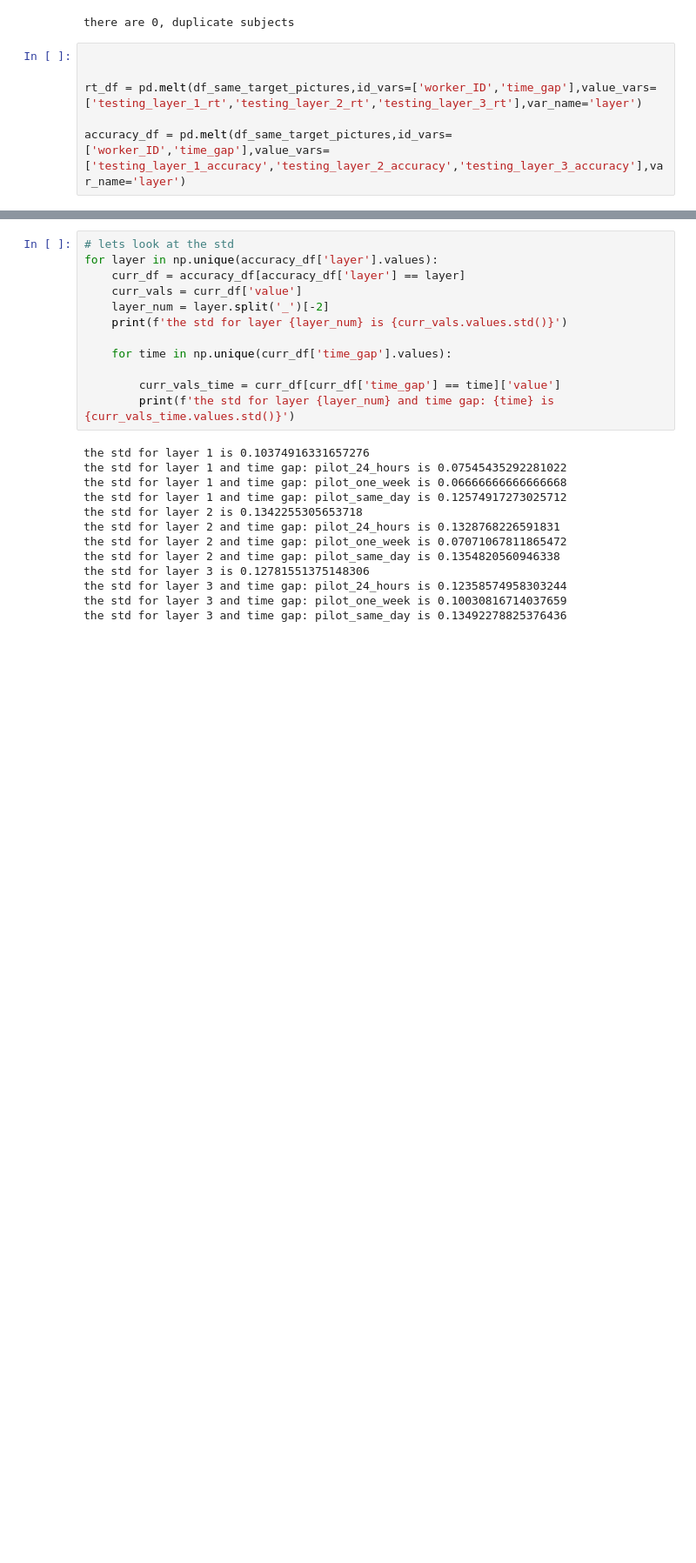
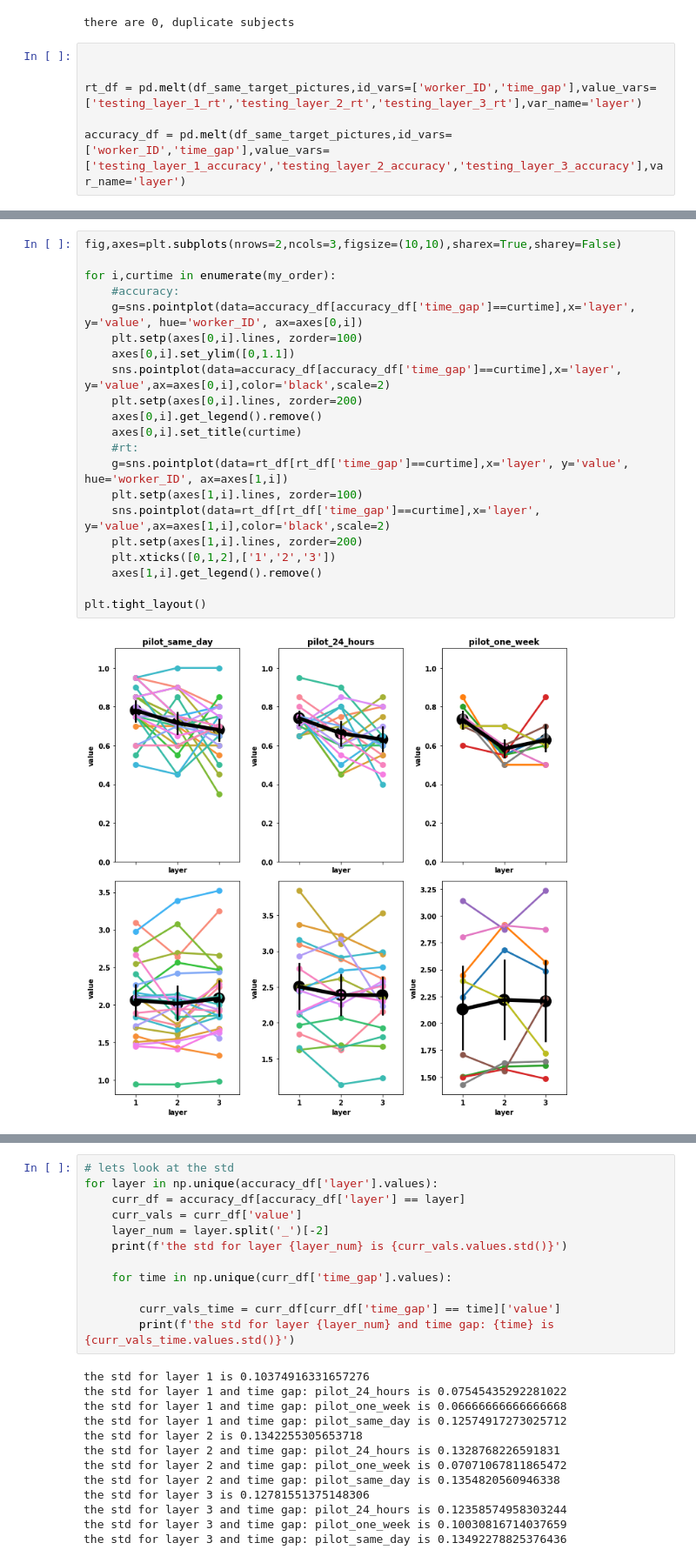
Before and after one commit to edenjenzohar/Visual-memory-task, a Jupyter notebook: analysis/all_time_gaps_anaylsis.ipynb, the cells around one changed output, grey strips where cells are left out. Shown: that part at 87% size. Cells and saved outputs as stored; diff of their text form; blank space fills up the shorter version.

```diff
--- a/analysis/all_time_gaps_anaylsis.ipynb
+++ b/analysis/all_time_gaps_anaylsis.ipynb
@@ -116,3 +124,26 @@ Text(0.5, 0.98, 'Memory preformance')
+# %%
+fig,axes=plt.subplots(nrows=2,ncols=3,figsize=(10,10),sharex=True,sharey=False)
+
+for i,curtime in enumerate(my_order):
+    #accuracy:
+    g=sns.pointplot(data=accuracy_df[accuracy_df['time_gap']==curtime],x='layer', y='value', hue='worker_ID', ax=axes[0,i])
+    plt.setp(axes[0,i].lines, zorder=100)
+    axes[0,i].set_ylim([0,1.1])
+    sns.pointplot(data=accuracy_df[accuracy_df['time_gap']==curtime],x='layer', y='value',ax=axes[0,i],color='black',scale=2)
+    plt.setp(axes[0,i].lines, zorder=200)
+    axes[0,i].get_legend().remove()
+    axes[0,i].set_title(curtime)
+    #rt:
+    g=sns.pointplot(data=rt_df[rt_df['time_gap']==curtime],x='layer', y='value', hue='worker_ID', ax=axes[1,i])
+    plt.setp(axes[1,i].lines, zorder=100)
+    sns.pointplot(data=rt_df[rt_df['time_gap']==curtime],x='layer', y='value',ax=axes[1,i],color='black',scale=2)
+    plt.setp(axes[1,i].lines, zorder=200)
+    plt.xticks([0,1,2],['1','2','3'])
+    axes[1,i].get_legend().remove()
+
+plt.tight_layout()
+# %% [output]
+[figure, added]
 # %%
 my_order = ['testing_layer_1_accuracy','testing_layer_2_accuracy','testing_layer_3_accuracy']
 
```
Also changed, not shown: parts of 7 cells of this notebook.
